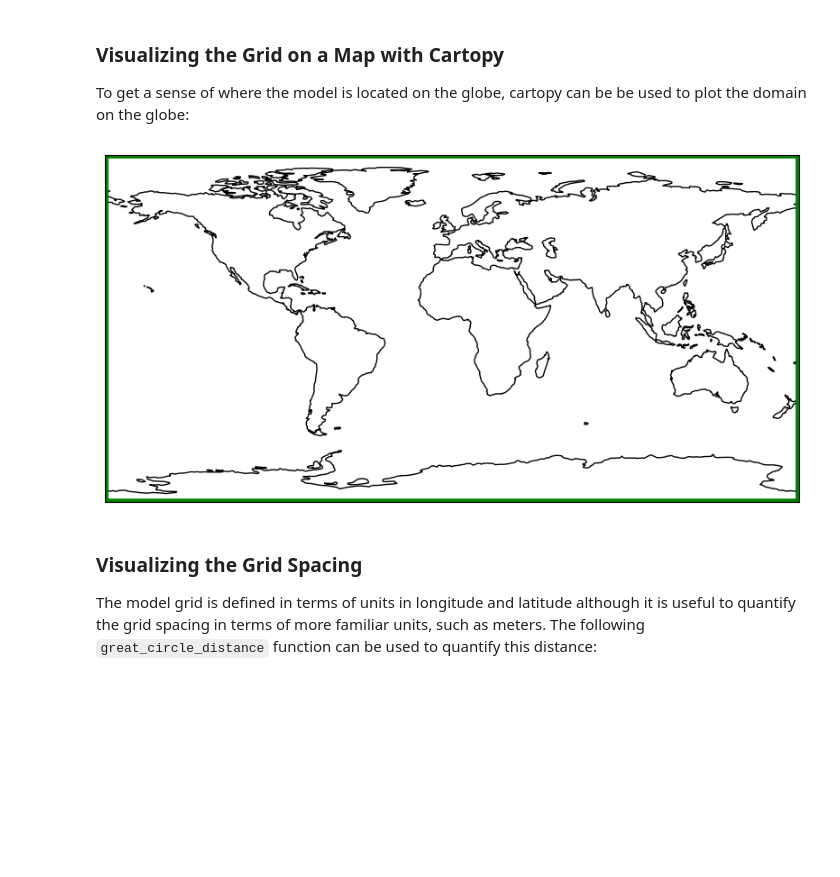
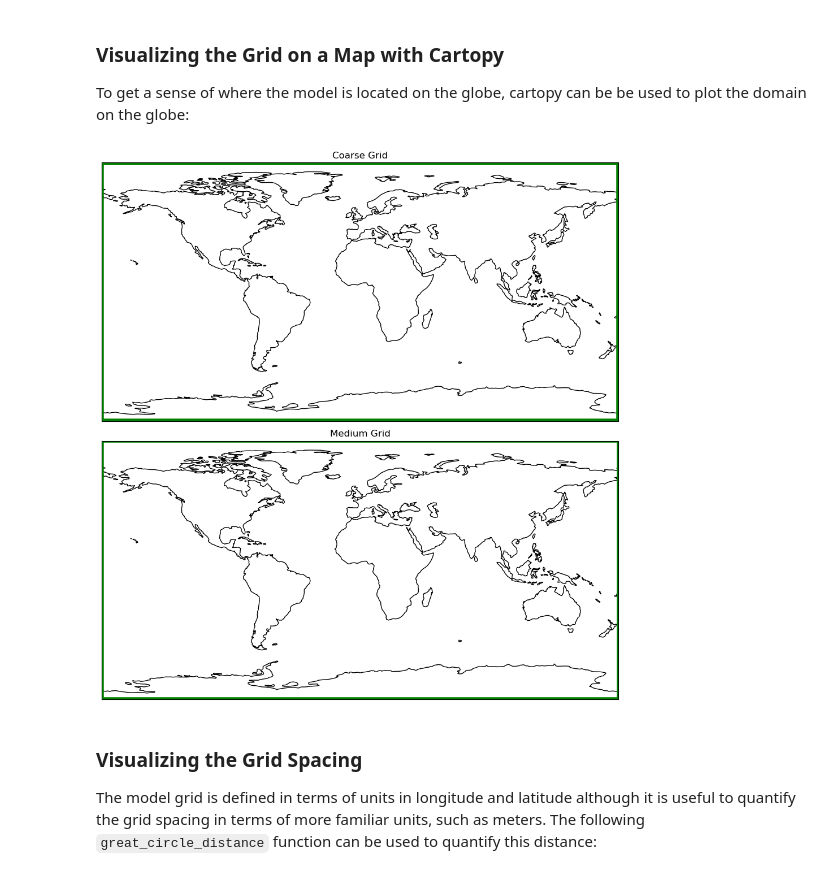
Before and after one commit to tparker1/cs185c_fall2024, a Jupyter notebook: Project/notebooks/9-1 Creating Model Grid.ipynb, the cells around one changed output. Cells and saved outputs as stored; diff of their text form; code cells hidden in the pictures; blank space fills up the shorter version.

```diff
--- a/Project/notebooks/9-1 Creating Model Grid.ipynb
+++ b/Project/notebooks/9-1 Creating Model Grid.ipynb
@@ -73,20 +126,32 @@ plt.show()
 ### Visualizing the Grid on a Map with Cartopy
 To get a sense of where the model is located on the globe, cartopy can be be used to plot the domain on the globe:
 # %%
-# Plot the grid
-plt.figure(figsize=(10, 5))
 
-# use 4326 for PlateCarree
-ax = plt.axes(projection=ccrs.PlateCarree())
-ax.plot(XC[:, 0], YC[:, 0], 'g-', linewidth=4,transform=ccrs.PlateCarree())
-ax.plot(XC[:, -1], YC[:, -1], 'g-', linewidth=4,transform=ccrs.PlateCarree())
-ax.plot(XC[0, :], YC[0, :], 'g-',linewidth=4, transform=ccrs.PlateCarree())
-ax.plot(XC[-1, :], YC[-1, :], 'g-', linewidth=4,transform=ccrs.PlateCarree())
-ax.coastlines()
+# Plot the grids
+fig, (ax1, ax2) = plt.subplots(2, 1, figsize=(10, 10), subplot_kw={'projection': ccrs.PlateCarree()})
 
+# Plot Coarse Grid
+ax1.plot(XC_coarse[:, 0], YC_coarse[:, 0], 'g-', linewidth=4, transform=ccrs.PlateCarree())
+ax1.plot(XC_coarse[:, -1], YC_coarse[:, -1], 'g-', linewidth=4, transform=ccrs.PlateCarree())
+ax1.plot(XC_coarse[0, :], YC_coarse[0, :], 'g-', linewidth=4, transform=ccrs.PlateCarree())
+ax1.plot(XC_coarse[-1, :], YC_coarse[-1, :], 'g-', linewidth=4, transform=ccrs.PlateCarree())
+ax1.coastlines()
+ax1.set_title('Coarse Grid')
+ax1.set_global()
+
+# Plot Medium Grid
+ax2.plot(XC_med[:, 0], YC_med[:, 0], 'g-', linewidth=4, transform=ccrs.PlateCarree())
+ax2.plot(XC_med[:, -1], YC_med[:, -1], 'g-', linewidth=4, transform=ccrs.PlateCarree())
+ax2.plot(XC_med[0, :], YC_med[0, :], 'g-', linewidth=4, transform=ccrs.PlateCarree())
+ax2.plot(XC_med[-1, :], YC_med[-1, :], 'g-', linewidth=4, transform=ccrs.PlateCarree())
+ax2.coastlines()
+ax2.set_title('Medium Grid')
+ax2.set_global()
+
+plt.tight_layout()
 plt.show()
 # %% [output]
-[figure, old version]
+[figure, new version]
 # %% [markdown]
 ### Visualizing the Grid Spacing
 The model grid is defined in terms of units in longitude and latitude although it is useful to quantify the grid spacing in terms of more familiar units, such as meters. The following `great_circle_distance` function can be used to quantify this distance:
```
Also changed, not shown: parts of 9 cells of this notebook.
